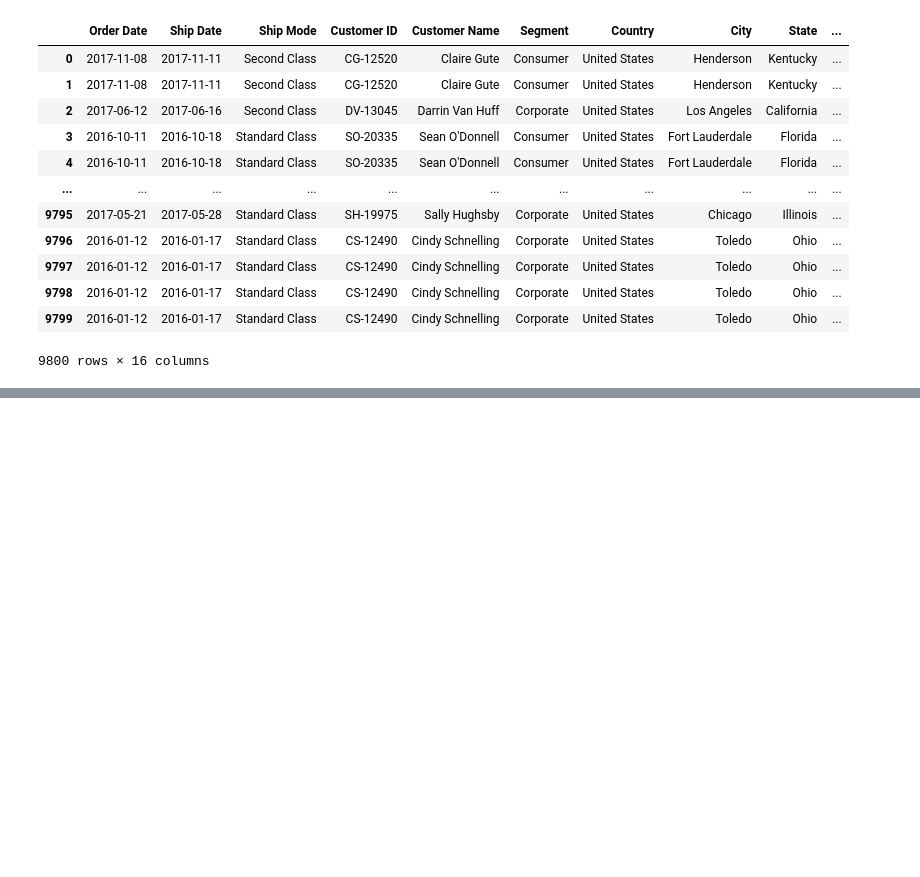
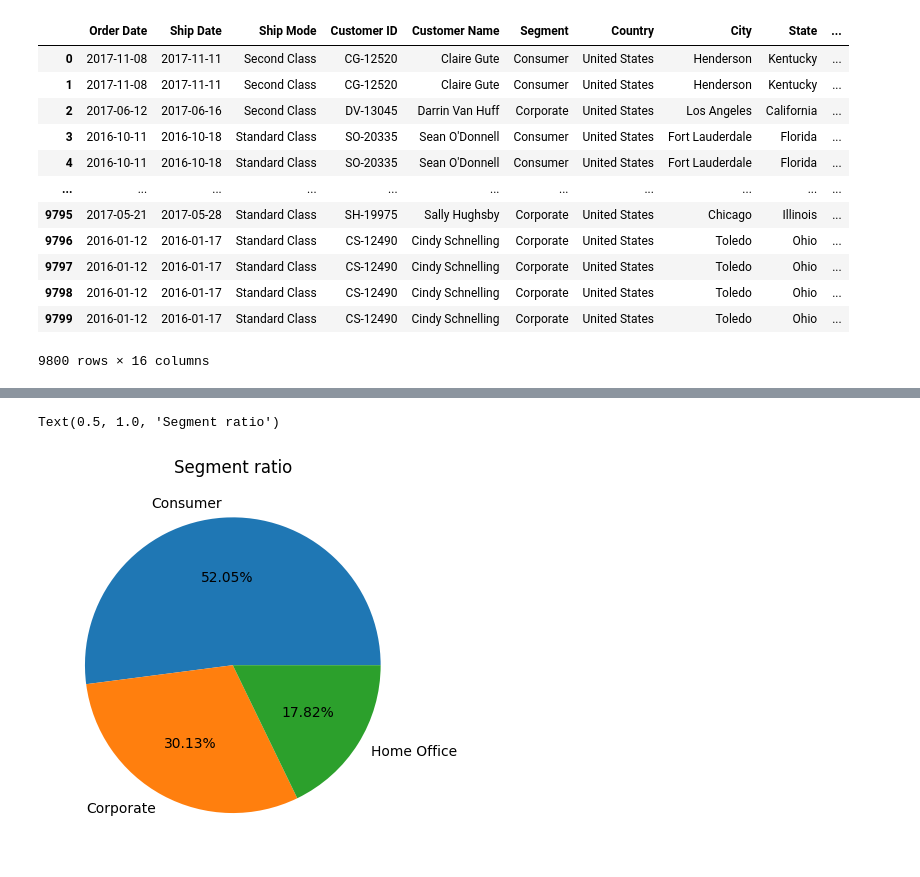
Before and after one commit to giaphong28/Analysis-US-Superstores-Sales-Dataset, a Jupyter notebook: 1. Cleaning and exploring/Cleaning and exploring data.ipynb, the cells around one changed output, grey strips where cells are left out. Cells and saved outputs as stored; diff of their text form; code cells hidden in the pictures; blank space fills up the shorter version.

```diff
--- a/1. Cleaning and exploring/Cleaning and exploring data.ipynb
+++ b/1. Cleaning and exploring/Cleaning and exploring data.ipynb
@@ -177,0 +187,8 @@ sns.barplot(data, y= "Shipping Days", x= "Ship Mode")
+# %%
+seg_count_list = data['Segment'].value_counts().to_list()
+seg_labels = data['Segment'].unique()
+plt.pie(x = seg_count_list, labels = seg_labels, autopct= '%1.2f%%')
+plt.title("Segment ratio")
+# %% [output]
+Text(0.5, 1.0, 'Segment ratio')
+[figure, added]
```
Also changed, not shown: parts of 11 cells of this notebook, 2 other files.
